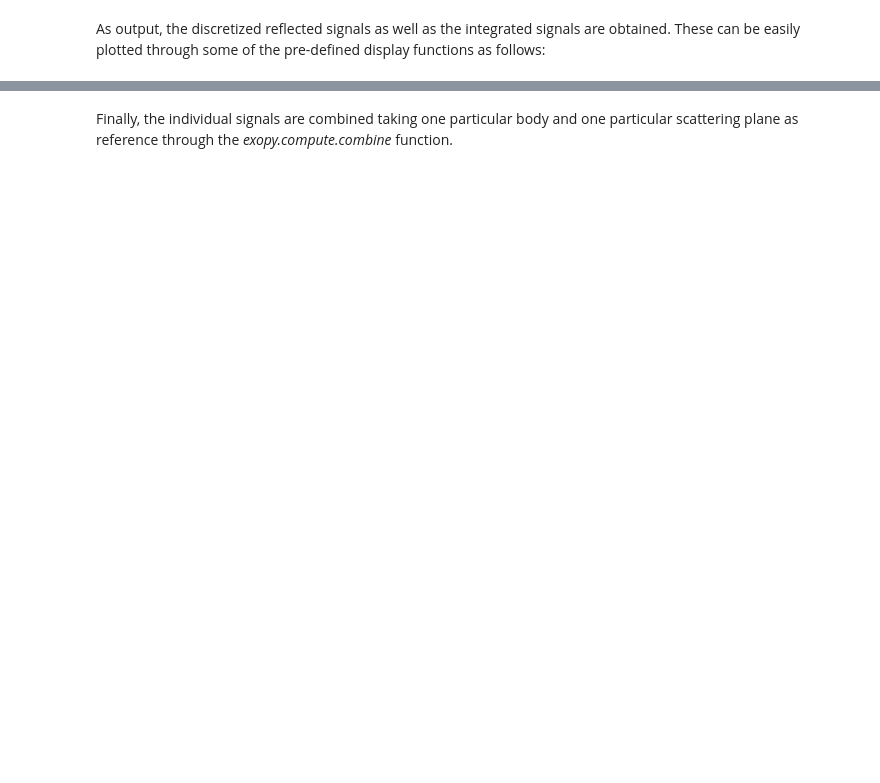
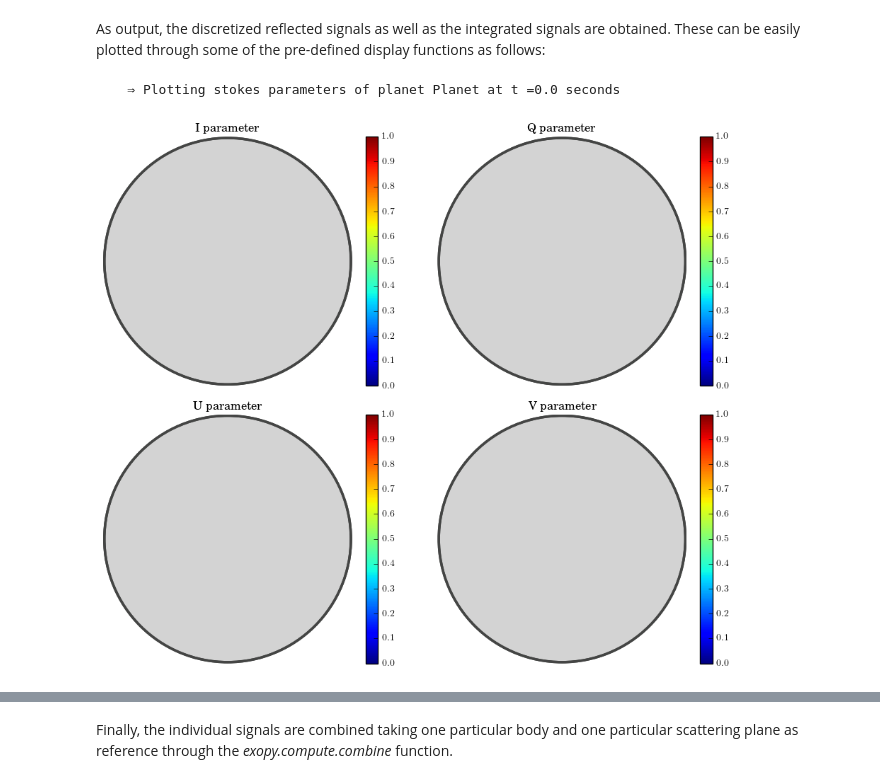
Before and after one commit to gouravmahapatra/pymiedap, a Jupyter notebook: exopy_tutorial.ipynb, the cells around one changed output, grey strips where cells are left out. Saved outputs shown, nothing was run; the diff lists cells and outputs as text; code cells hidden in the pictures; blank space fills up the shorter version.

```diff
--- a/exopy_tutorial.ipynb
+++ b/exopy_tutorial.ipynb
@@ -217,6 +346,9 @@ As a last step, the reflected starlight at each pixel is integrated along the en
 # %% [markdown]
 As output, the discretized reflected signals as well as the integrated signals are obtained. These can be easily plotted through some of the pre-defined display functions as follows:
 # %%
-exopy.plot.radiance_d(Earth)
+exopy.plot.radiance_d(Earth, conf)
+# %% [output]
+    ⇒ Plotting stokes parameters of planet Planet at t =0.0 seconds
+[figure, added]
 # %%
 exopy.plot.radiance(Earth)
```
Also changed, not shown: parts of 28 cells of this notebook.
